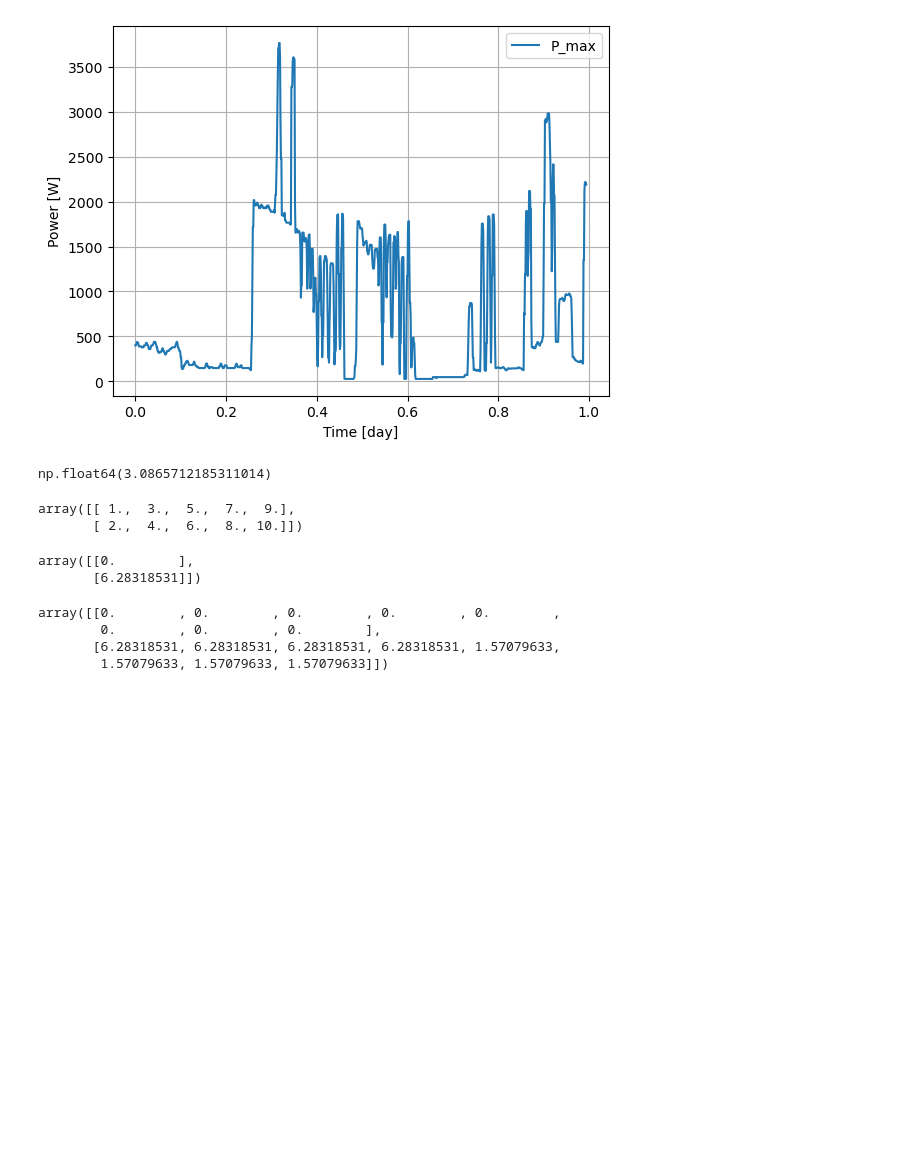
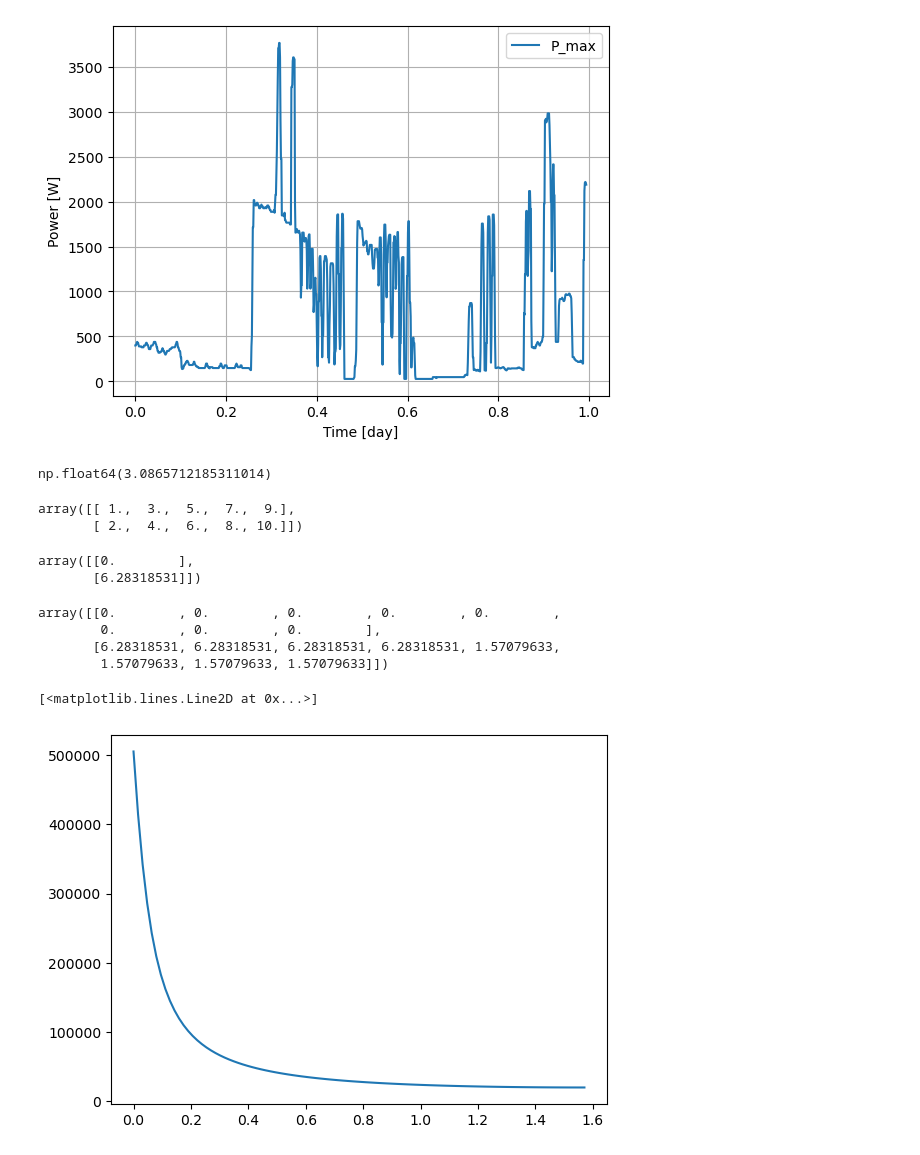
Before and after one commit to LMerbecks/PV-Power-Matching, a Jupyter notebook: src/helper_notebook.ipynb, the cells around one changed output. Drawn from its saved outputs; the diff is of its cells as text; code cells hidden in the pictures; blank space fills up the shorter version.

```diff
--- a/src/helper_notebook.ipynb
+++ b/src/helper_notebook.ipynb
@@ -217,3 +217,21 @@ array([[0.        , 0.        , 0.        , 0.        , 0.        ,
         0.        , 0.        , 0.        ],
        [6.28318531, 6.28318531, 6.28318531, 6.28318531, 1.57079633,
         1.57079633, 1.57079633, 1.57079633]])
+# %%
+sun_altitude = np.deg2rad(np.linspace(0,90,100))
+stratosphere_height = 20e3
+radius_earth = 6371e3
+
+side_a = radius_earth
+side_c = (radius_earth + stratosphere_height)
+angle_gamma = sun_altitude + np.pi/2
+
+p_coefficient = -2*radius_earth*np.cos(angle_gamma)
+q_coefficient = radius_earth**2 - (stratosphere_height + radius_earth)**2
+
+distance = -p_coefficient/2 + np.sqrt((p_coefficient/2)**2 - (q_coefficient))
+distance
+plt.plot(sun_altitude, distance)
+# %% [output]
+[<matplotlib.lines.Line2D at 0x...>]
+[figure, added]
```
